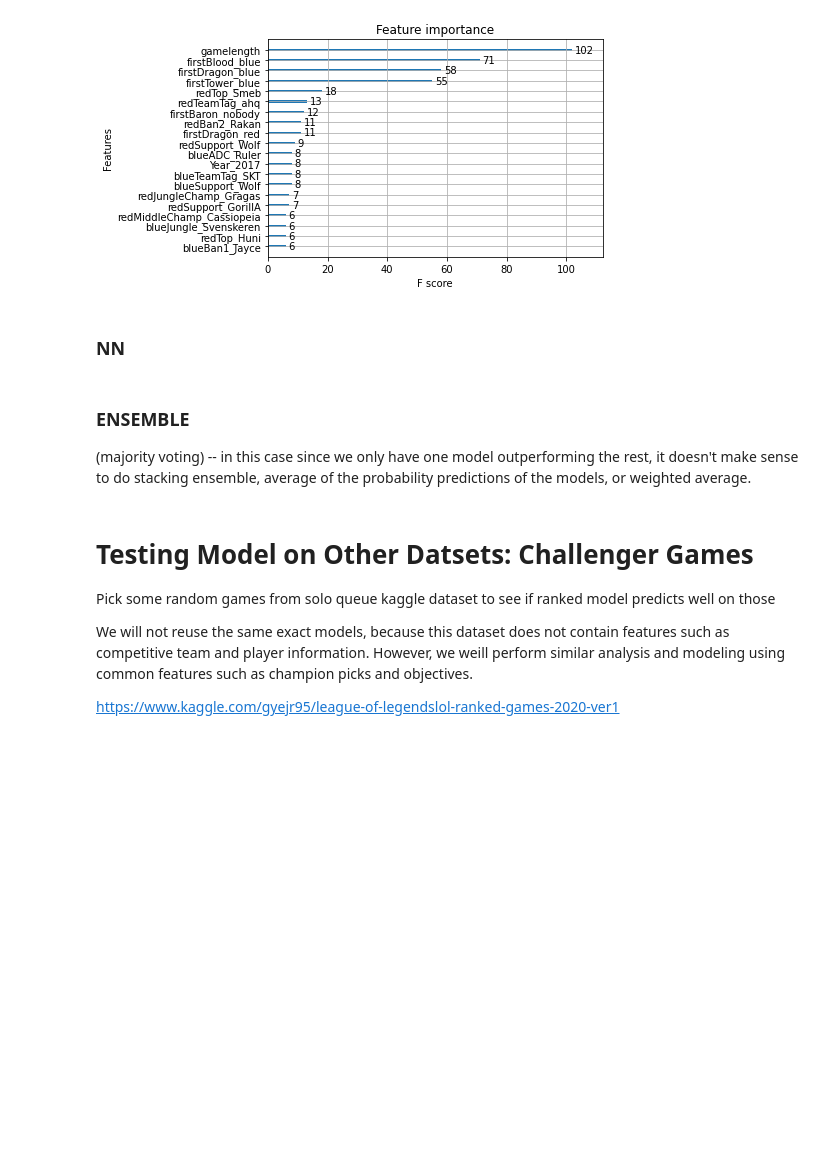
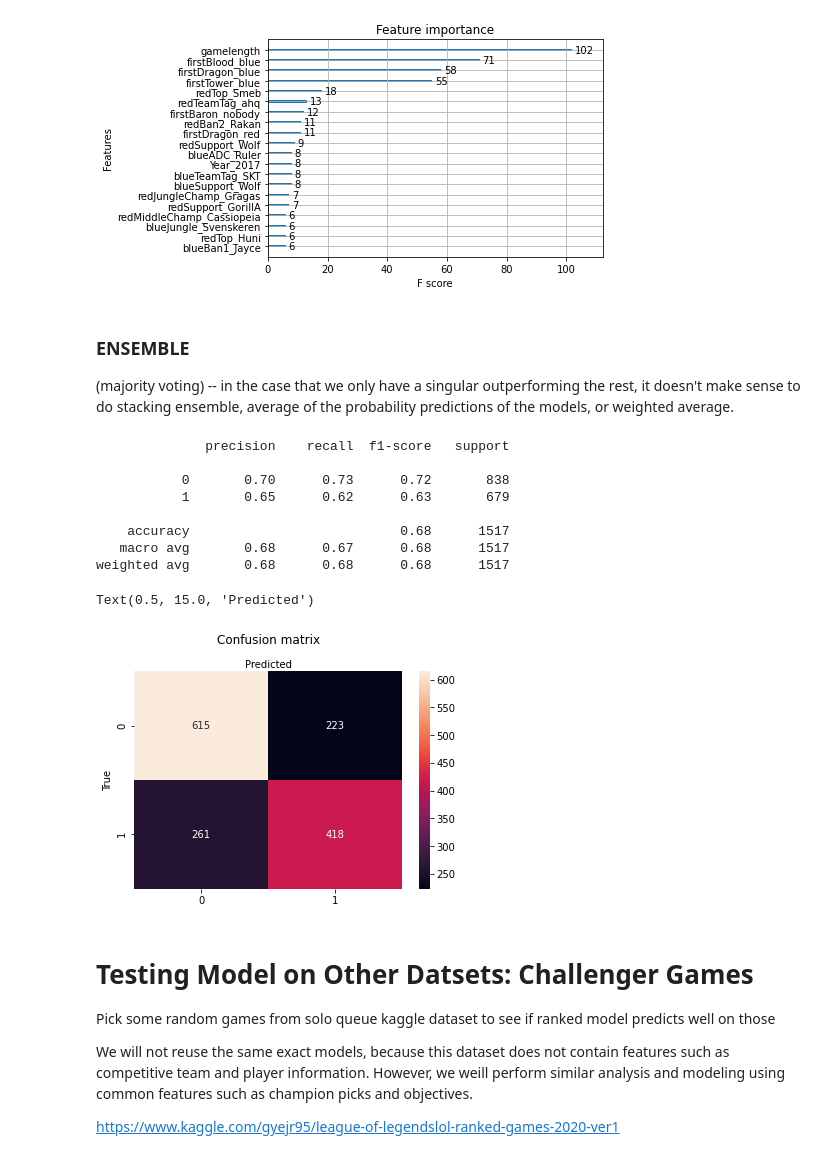
Before and after one commit to ksun0/league-of-data, a Jupyter notebook: cis545_final_project_LoL.ipynb, the cells around one changed output. Saved outputs shown, nothing was run; the diff lists cells and outputs as text; code cells hidden in the pictures; blank space fills up the shorter version.

```diff
--- a/cis545_final_project_LoL.ipynb
+++ b/cis545_final_project_LoL.ipynb
@@ -1327,5 +1338,3 @@ plot_importance(clf_xgb, max_num_features=20)
 plt.show()
 # %% [output]
 [figure]
-# %% [markdown]
-### NN
@@ -1335,25 +1341,35 @@ clf_nn.add(Dense(4, activation='relu', kernel_initializer='random_normal'))
 # %% [markdown]
 ### ENSEMBLE
-(majority voting) -- in this case since we only have one model outperforming the rest, it doesn't make sense to do stacking ensemble, average of the probability predictions of the models, or weighted average.
+(majority voting) -- in the case that we only have a singular outperforming the rest, it doesn't make sense to do stacking ensemble, average of the probability predictions of the models, or weighted average.
 # %%
 y_pred_test = (clf_xgb.predict_proba(games_df_x_test) +
                clf_rf.predict_proba(games_df_x_test) +
-               knn.predict_proba(games_df_x_test) +
-               lr.predict_proba(games_df_x_test)) / 4
+               svm.predict_proba(games_df_x_test)) / 3
 # index 0 of proba means y=result=0=blue win, index 1 of proba means y=result=1=blue lose=red win
 y_pred_test = np.array([np.argmax(proba) for proba in y_pred_test])
 
 print(classification_report(games_df_y_test, y_pred_test))
 cnf_matrix = confusion_matrix(games_df_y_test, y_pred_test)
 
 labels = [0, 1]
 fig, ax = plt.subplots()
 tick_marks = np.arange(len(labels))
 plt.xticks(tick_marks, labels)
 plt.yticks(tick_marks, labels)
 # create heatmap
 sns.heatmap(pd.DataFrame(cnf_matrix), annot=True, fmt='g')
 ax.xaxis.set_label_position("top")
 plt.title('Confusion matrix', y=1.1)
 plt.ylabel('True')
 plt.xlabel('Predicted')
+# %% [output]
+              precision    recall  f1-score   support
+
+           0       0.70      0.73      0.72       838
+           1       0.65      0.62      0.63       679
+
+    accuracy                           0.68      1517
+   macro avg       0.68      0.67      0.68      1517
+weighted avg       0.68      0.68      0.68      1517
+Text(0.5, 15.0, 'Predicted')
+[figure, added]
```
Also changed, not shown: parts of 49 cells of this notebook, 5 other files.
